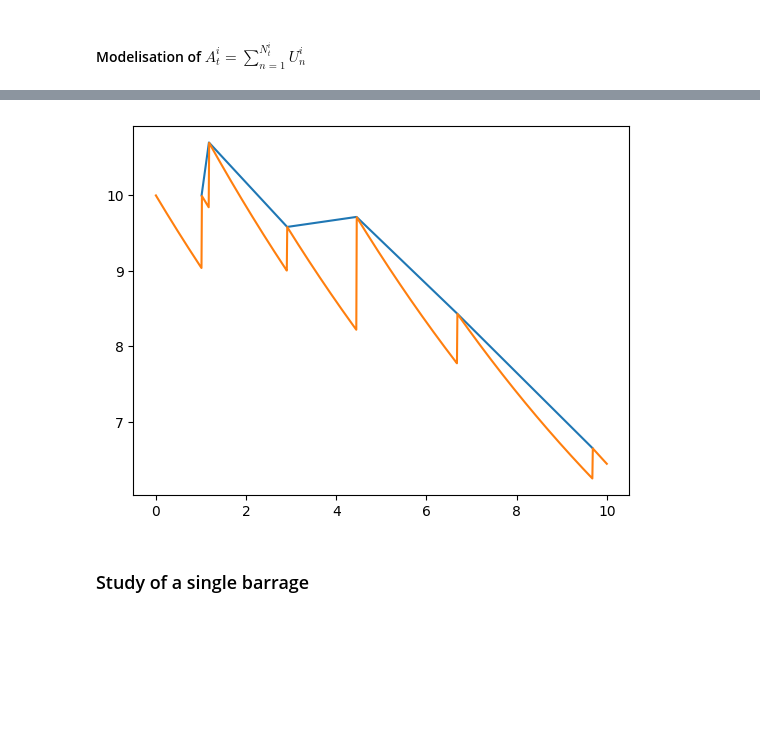
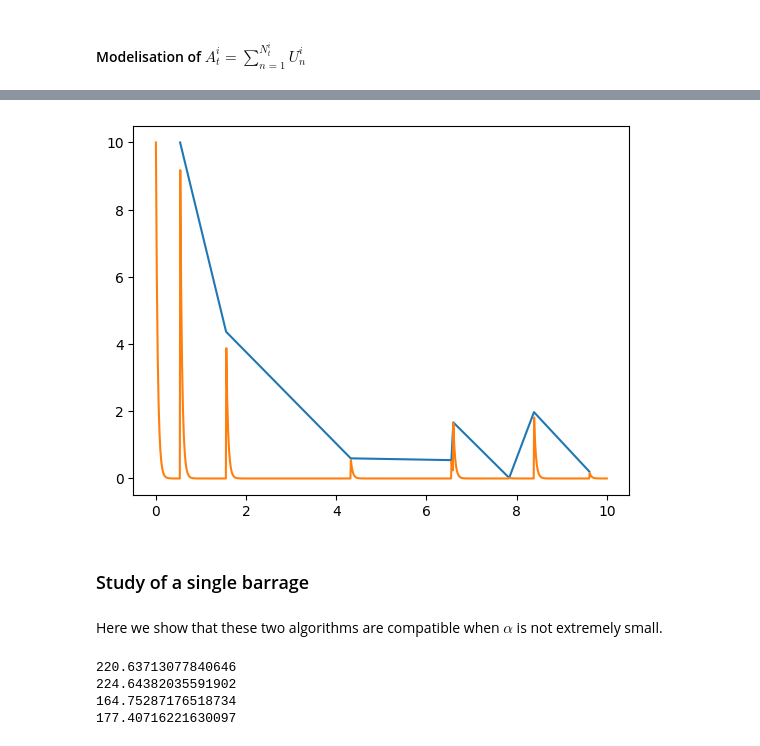
Before and after one commit to Zian-Chen/Barrages, a Jupyter notebook: projet.ipynb, the cells around one changed output, grey strips where cells are left out. Saved outputs shown, nothing was run; the diff lists cells and outputs as text; code cells hidden in the pictures; blank space fills up the shorter version.

```diff
--- a/projet.ipynb
+++ b/projet.ipynb
@@ -122,6 +122,9 @@ class Rainfall():
         """
             Get the volume of the barrage at time t
         """
+        if len(self.t) == 0: # no rain
+            return np.exp(-self.r*t)*X[0]
+
         if t > self.t[-1]:
             return np.exp(-self.r*(t-self.t[-1]))*X[-1]
         if t < self.t[0]:
@@ -133,16 +136,16 @@ class Rainfall():
             i += 1
         return np.exp(-self.r*(t-self.t[i-1]))*X[i-1]
 # %%
-R = Rainfall(1, 0.999, 2, 20, 0.1)
+R = Rainfall(1, 0.999, 0.7, 0.07, 25)
 R.simulate_for_fixed_T(10)
 X = R.get_volume(10)
 x = np.linspace(0, 10, 1000)
 y = [R.get_volume_at_t(X, t) for t in x]
 plt.plot(R.t, X)
 plt.plot(x, y)
 plt.show()
 # %% [output]
-[figure, old version]
+[figure, new version]
 # %% [markdown]
 ### Study of a single barrage
 # %%
@@ -242,3 +286,21 @@ class last_particle():
+# %% [markdown]
+Here we show that these two algorithms are compatible when $\alpha$ is not extremely small.
+# %%
+alg_max_1 = last_particle(N, M, 100, 20, "__max__")
+alg_T_1 = last_particle(N, M, 100, 20, "__T__")
+alg_max_2 = naive_MonteCarlo(N*10, 100, 20, "__max__")
+alg_T_2 = naive_MonteCarlo(N*10, 100, 20, "__T__")
+R = Rainfall(1, 0.9, 0.07, 0.7, 0.1)
+R.simulate_for_fixed_T(100)
+print(alg_max_1.get_critical_level_and_distribution(1, 0.9, 0.07, 0.7, 0.1, 0.1, False))
+print(alg_max_2.get_critical_level(1, 0.9, 0.07, 0.7, 0.1, 0.1))
+print(alg_T_1.get_critical_level_and_distribution(1, 0.9, 0.07, 0.7, 0.1, 0.1, False))
+print(alg_T_2.get_critical_level(1, 0.9, 0.07, 0.7, 0.1, 0.1))
+# %% [output]
+220.63713077840646
+224.64382035591902
+164.75287176518734
+177.40716221630097
 # %%
 alg_max = last_particle(N, M, 100, 20, "__max__")
 alg_T = last_particle(N, M, 100, 20, "__T__")
```
Also changed, not shown: parts of 3 cells of this notebook.
